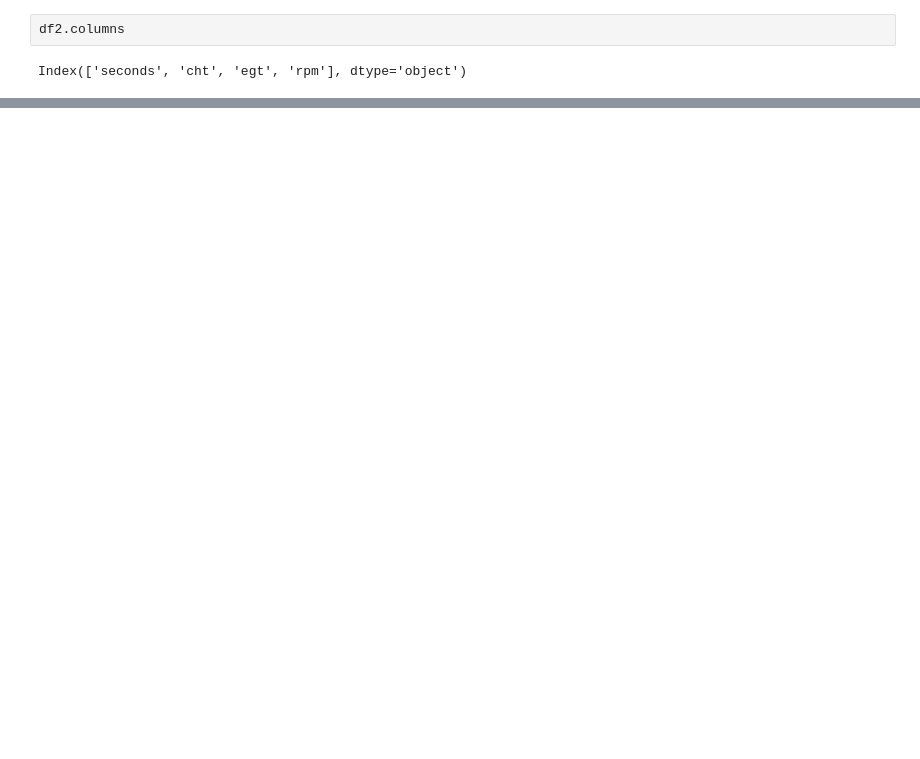
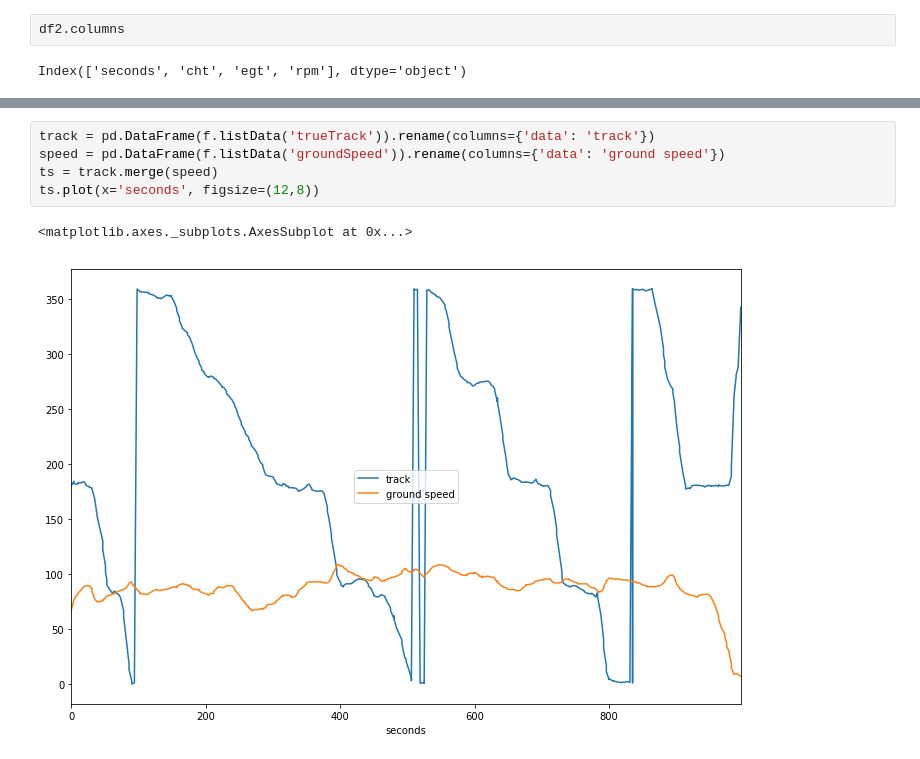
Before and after one commit to azemon/MglEfisPlotter, a Jupyter notebook: notebooks/pandas.ipynb, the cells around one changed output, grey strips where cells are left out. Drawn from its saved outputs; the diff is of its cells as text; blank space fills up the shorter version.

```diff
--- a/notebooks/pandas.ipynb
+++ b/notebooks/pandas.ipynb
@@ -137,0 +124,8 @@ palt.merge(rpm, left_on='seconds', right_on='seconds', suffixes=('_alt', '_rpm')
+# %%
+track = pd.DataFrame(f.listData('trueTrack')).rename(columns={'data': 'track'})
+speed = pd.DataFrame(f.listData('groundSpeed')).rename(columns={'data': 'ground speed'})
+ts = track.merge(speed)
+ts.plot(x='seconds', figsize=(12,8))
+# %% [output]
+<matplotlib.axes._subplots.AxesSubplot at 0x...>
+[figure, added]
```
Also changed, not shown: parts of 5 cells of this notebook, 1 other file.
